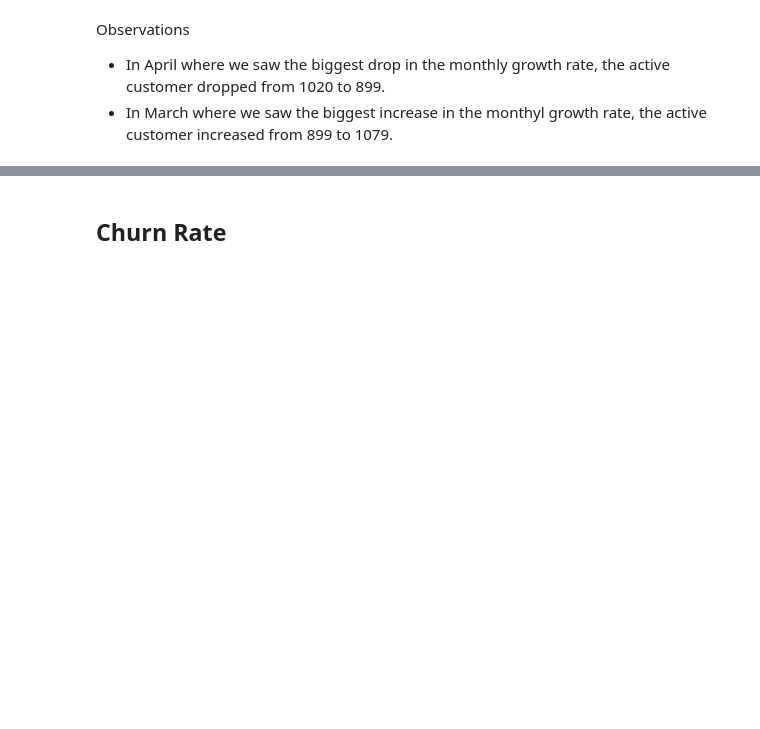
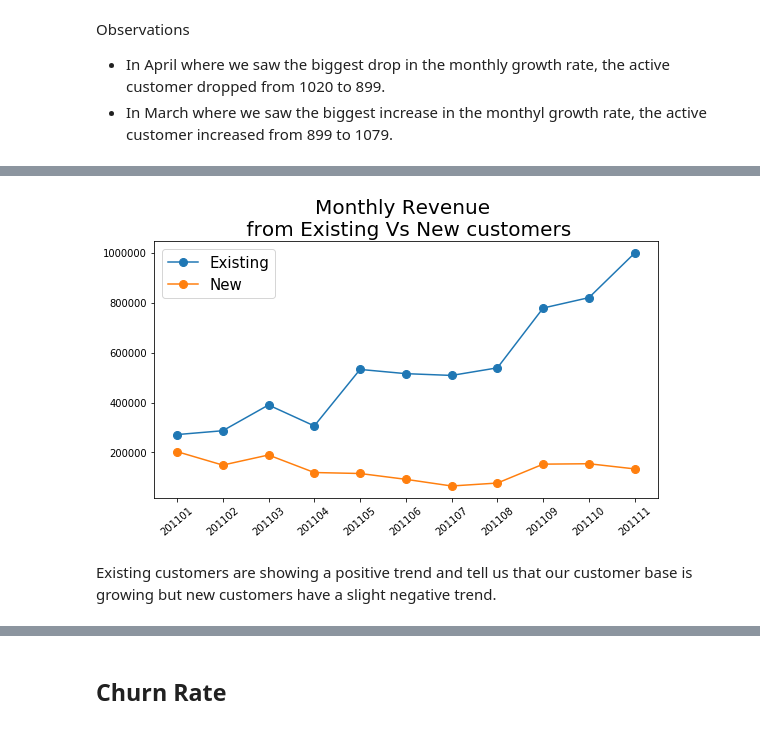
Before and after one commit to dae-han/Business_Growth_Using_Data_Science, a Jupyter notebook: Metrics.ipynb, the cells around one changed output, grey strips where cells are left out. Cells and saved outputs as stored; diff of their text form; code cells hidden in the pictures; blank space fills up the shorter version.

```diff
--- a/Metrics.ipynb
+++ b/Metrics.ipynb
@@ -246,0 +351,5 @@ Observations
+# %%
+df_min_purchase = df.groupby('CustomerID').min()[['InvoiceDate']].rename(columns = {'InvoiceDate':'FirstPurchase'})
+df_min_purchase['FirstPurchase'] = df_min_purchase['FirstPurchase'].apply(lambda x: x.year*100+x.month)
+df_min_purchase = df_min_purchase.reset_index()
+df_min_purchase
@@ -246,0 +370,13 @@ Observations
+# %%
+df = df.merge(df_min_purchase, on = 'CustomerID')
+# %%
+df['UserType'] = 'New'
+df.loc[df['InvoiceYearMonth'] > df['FirstPurchase'], 'UserType'] = 'Existing'
+# %%
+#calculate the Revenue per month for each user type
+
+df_user_type_revenue = df.groupby(['InvoiceYearMonth','UserType']).sum()[['Revenue']]
+
+# Remove 201012 and 201112 as the data is not complete
+df_user_type_revenue = df_user_type_revenue.query("InvoiceYearMonth != 201012 and InvoiceYearMonth != 201112").reset_index()
+df_user_type_revenue
@@ -246,0 +421,21 @@ Observations
+# %%
+
+xe = df_user_type_revenue.query("UserType == 'Existing'")['InvoiceYearMonth']
+ye = df_user_type_revenue.query("UserType == 'Existing'")['Revenue']
+
+xn = df_user_type_revenue.query("UserType == 'New'")['InvoiceYearMonth']
+yn = df_user_type_revenue.query("UserType == 'New'")['Revenue']
+
+# Plot using Matplotlib as Plotly plot does not show in GitHub preview.
+plt.figure(figsize = (8,5))
+plt.plot(list(range(1, len(xe)+1)),ye, marker = "o", markersize = 8, label = 'Existing')
+plt.plot(list(range(1, len(xn)+1)),yn, marker = "o", markersize = 8, label = 'New')
+
+plt.xticks(list(range(1, len(xe)+1)), xe, rotation = 40)
+plt.title("Monthly Revenue \n from Existing Vs New customers", fontsize = 20)
+plt.legend(fontsize = 15)
+plt.tight_layout();
+# %% [output]
+[figure, added]
+# %% [markdown]
+Existing customers are showing a positive trend and tell us that our customer base is growing but new customers have a slight negative trend.
```
Also changed, not shown: parts of 19 cells of this notebook.
